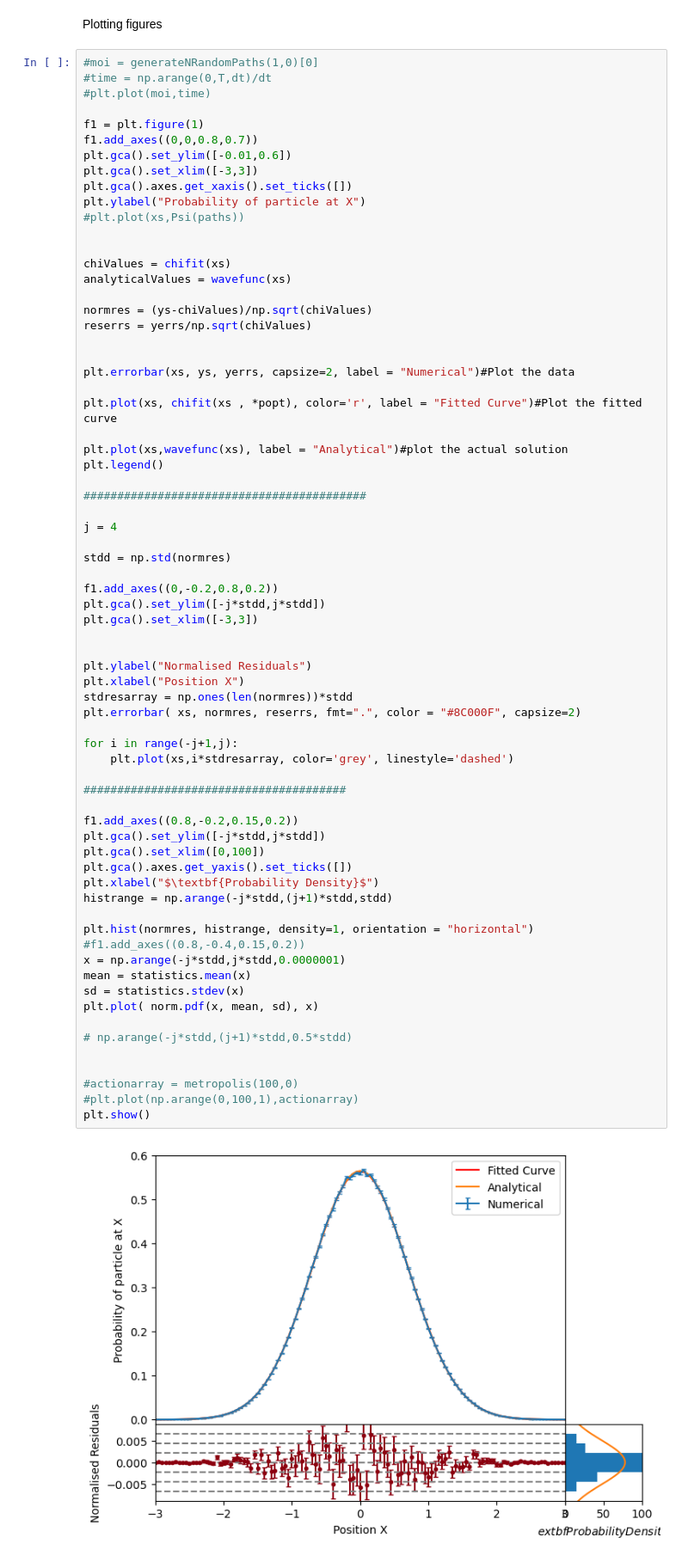
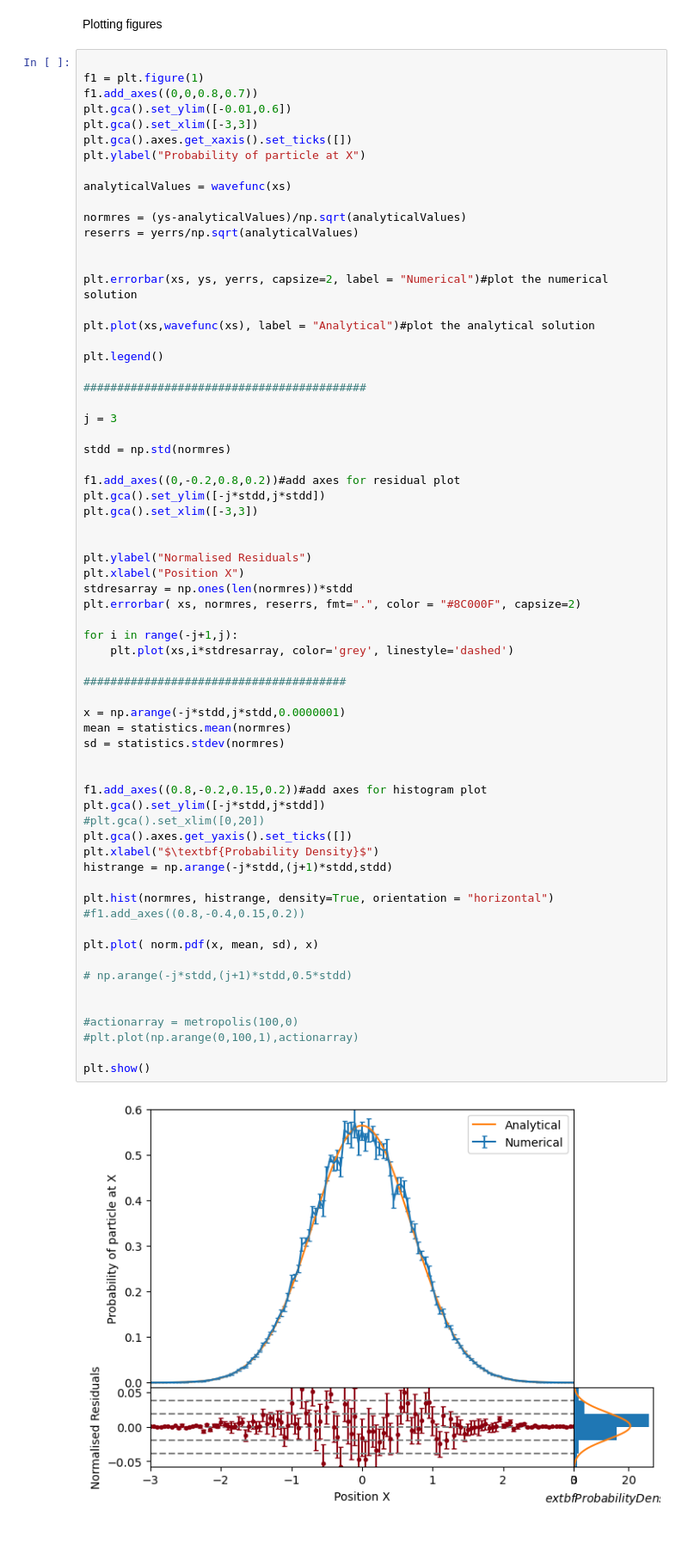
Before and after one commit to Wildeofthewest1/ProjectRepo, a Jupyter notebook: FeynmanPathIntegralJUPYTER.ipynb, the cells around one changed output. Shown at 86% size. Drawn from its saved outputs; the diff is of its cells as text; blank space fills up the shorter version.

```diff
--- a/FeynmanPathIntegralJUPYTER.ipynb
+++ b/FeynmanPathIntegralJUPYTER.ipynb
@@ -279,9 +263,6 @@ P(chi^2_min, DoF) = 3.150965790632219e-78
 # %% [markdown]
 Plotting figures
 # %%
-#moi = generateNRandomPaths(1,0)[0]
-#time = np.arange(0,T,dt)/dt
-#plt.plot(moi,time)
 
 f1 = plt.figure(1)
 f1.add_axes((0,0,0.8,0.7))
@@ -289,63 +270,63 @@ plt.gca().set_ylim([-0.01,0.6])
 plt.gca().set_xlim([-3,3])
 plt.gca().axes.get_xaxis().set_ticks([])
 plt.ylabel("Probability of particle at X")
-#plt.plot(xs,Psi(paths))
+
+analyticalValues = wavefunc(xs)
+
+normres = (ys-analyticalValues)/np.sqrt(analyticalValues)
+reserrs = yerrs/np.sqrt(analyticalValues)
 
 
-chiValues = chifit(xs)
-analyticalValues = wavefunc(xs)
+plt.errorbar(xs, ys, yerrs, capsize=2, label = "Numerical")#plot the numerical solution
 
-normres = (ys-chiValues)/np.sqrt(chiValues)
-reserrs = yerrs/np.sqrt(chiValues)
+plt.plot(xs,wavefunc(xs), label = "Analytical")#plot the analytical solution
 
-
-plt.errorbar(xs, ys, yerrs, capsize=2, label = "Numerical")#Plot the data
-
-plt.plot(xs, chifit(xs , *popt), color='r', label = "Fitted Curve")#Plot the fitted curve
-
-plt.plot(xs,wavefunc(xs), label = "Analytical")#plot the actual solution
 plt.legend()
 
 ##########################################
 
-j = 4
+j = 3
 
 stdd = np.std(normres)
 
-f1.add_axes((0,-0.2,0.8,0.2))
+f1.add_axes((0,-0.2,0.8,0.2))#add axes for residual plot
 plt.gca().set_ylim([-j*stdd,j*stdd])
 plt.gca().set_xlim([-3,3])
 
 
 plt.ylabel("Normalised Residuals")
 plt.xlabel("Position X")
 stdresarray = np.ones(len(normres))*stdd
 plt.errorbar( xs, normres, reserrs, fmt=".", color = "#8C000F", capsize=2)
 
 for i in range(-j+1,j):
     plt.plot(xs,i*stdresarray, color='grey', linestyle='dashed')
 
 #######################################
 
-f1.add_axes((0.8,-0.2,0.15,0.2))
+x = np.arange(-j*stdd,j*stdd,0.0000001)
+mean = statistics.mean(normres)
+sd = statistics.stdev(normres)
+
+
+f1.add_axes((0.8,-0.2,0.15,0.2))#add axes for histogram plot
 plt.gca().set_ylim([-j*stdd,j*stdd])
-plt.gca().set_xlim([0,100])
+#plt.gca().set_xlim([0,20])
 plt.gca().axes.get_yaxis().set_ticks([])
 plt.xlabel("$\textbf{Probability Density}$")
 histrange = np.arange(-j*stdd,(j+1)*stdd,stdd)
 
-plt.hist(normres, histrange, density=1, orientation = "horizontal")
+plt.hist(normres, histrange, density=True, orientation = "horizontal")
 #f1.add_axes((0.8,-0.4,0.15,0.2))
-x = np.arange(-j*stdd,j*stdd,0.0000001)
-mean = statistics.mean(x)
-sd = statistics.stdev(x)
+
 plt.plot( norm.pdf(x, mean, sd), x)
 
 # np.arange(-j*stdd,(j+1)*stdd,0.5*stdd)
 
 
 #actionarray = metropolis(100,0)
 #plt.plot(np.arange(0,100,1),actionarray)
+
 plt.show()
 # %% [output]
-[figure, old version]
+[figure, new version]
```
Also changed, not shown: parts of 6 cells of this notebook.
